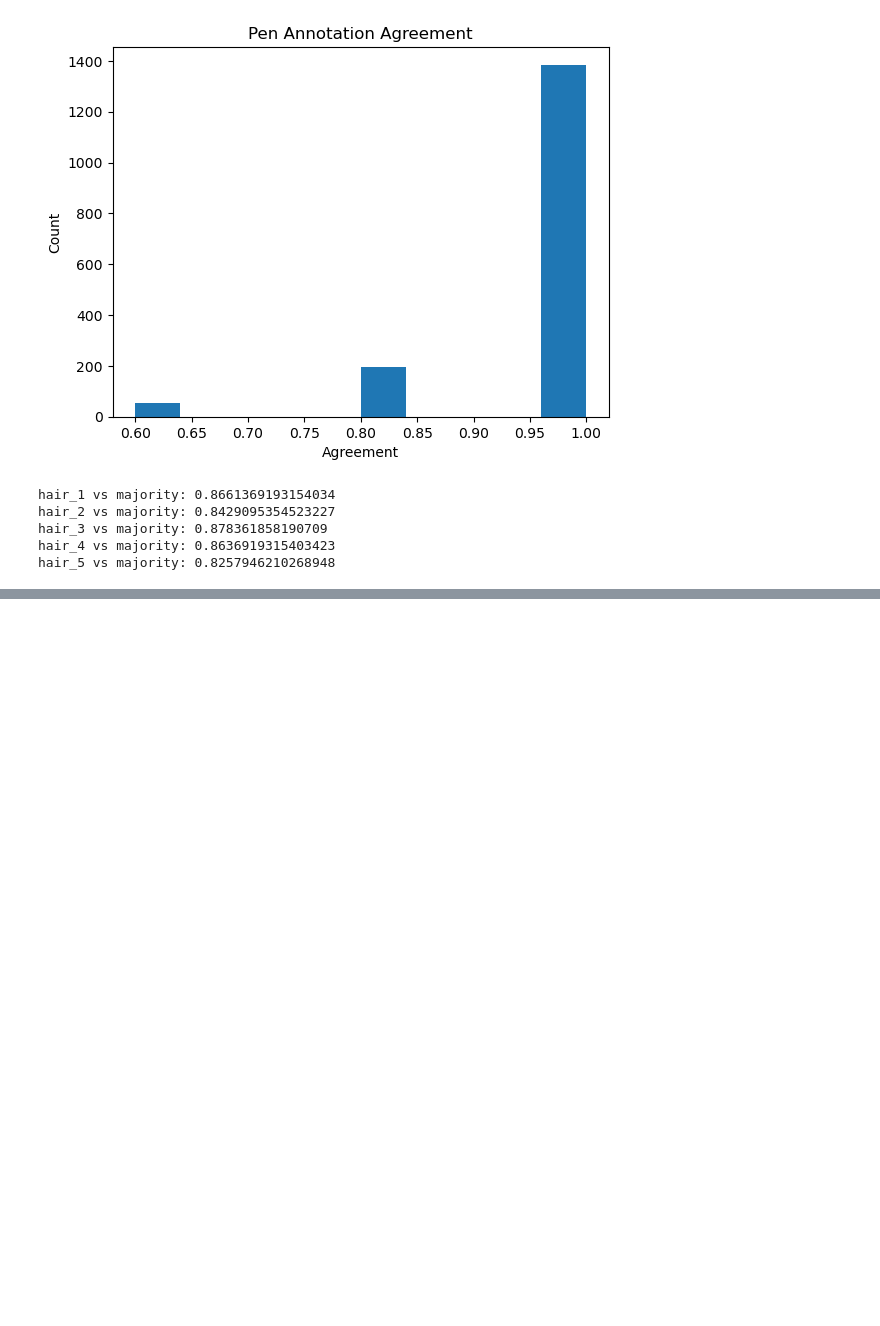
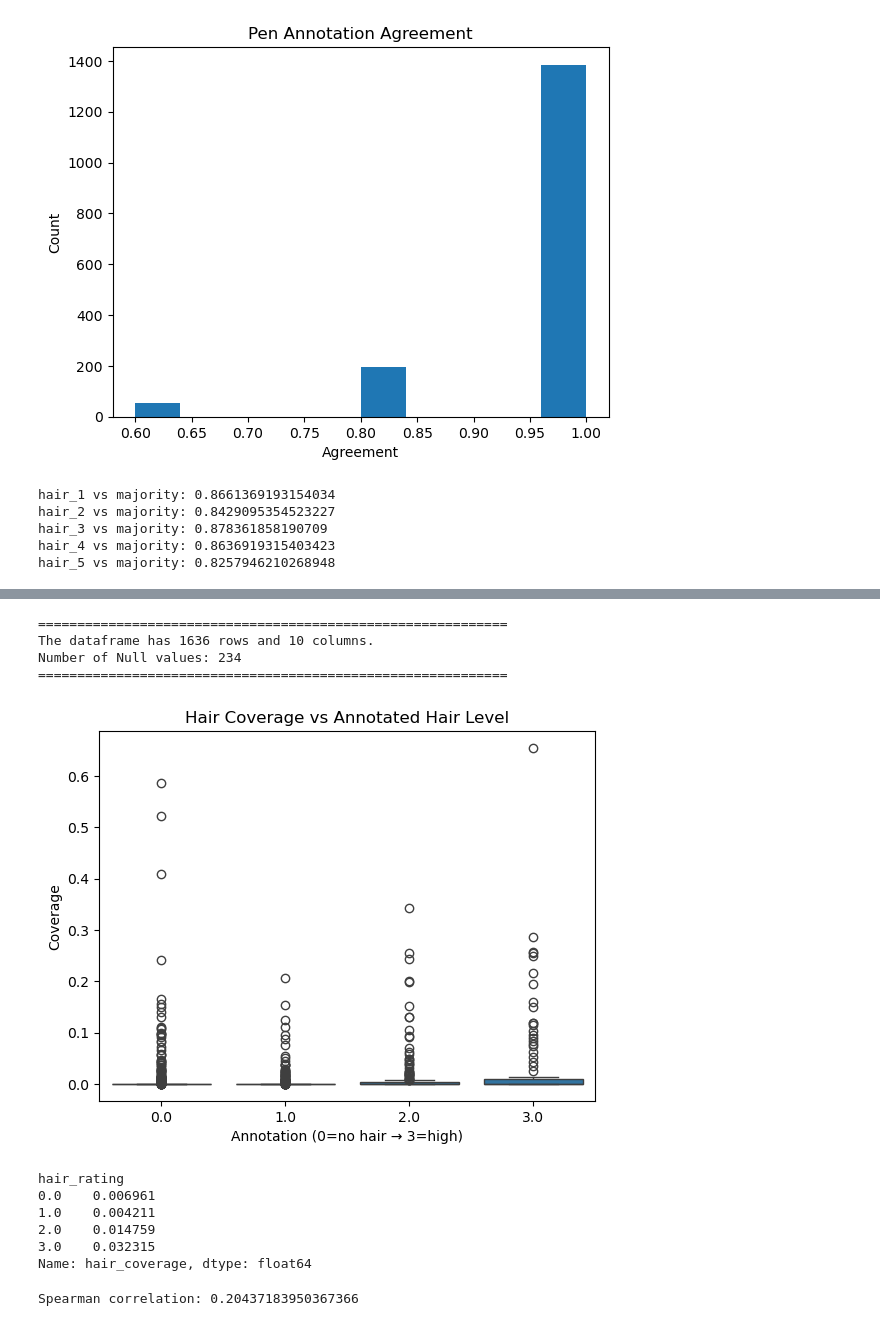
Before and after one commit to AkioAbe01/2026_PDS_Aardvark, a Jupyter notebook: hair/hair.ipynb, the cells around one changed output, grey strips where cells are left out. Drawn from its saved outputs; the diff is of its cells as text; code cells hidden in the pictures; blank space fills up the shorter version.

```diff
--- a/hair/hair.ipynb
+++ b/hair/hair.ipynb
@@ -316,0 +472,65 @@ def show_rgb_channel(img_id):
+# %%
+# Read data for hair analysis.
+df = pd.read_csv('../data/hair_cvg.csv', index_col = 0)
+r,c = df.shape
+print(60*'=')
+print(f'The dataframe has {r} rows and {c} columns.')
+
+# remove all null values
+df.dropna(inplace = True)
+print(f'Number of Null values: {r - df.shape[0]}')
+print(60*'=')
+# %% [output]
+============================================================
+The dataframe has 1636 rows and 10 columns.
+Number of Null values: 234
+============================================================
+# %%
+import seaborn as sns
+import matplotlib.pyplot as plt
+
+# Relationship: Coverage vs Annotations
+
+sns.boxplot(x=df["hair_rating"], y=df["hair_coverage"])
+plt.title("Hair Coverage vs Annotated Hair Level")
+plt.xlabel("Annotation (0=no hair → 3=high)")
+plt.ylabel("Coverage")
+plt.show()
+
+'''
+Interpretation: For all categories, there is a cluster at hair coverage = 0.
+The data is heavily skewed by zeros, and for each category we can also spot outliers.
+There is a clear mismatch between the annotation and hair coverage. For example, for
+hair annotation value 3 we expect relatively higher hair coverage values, we expect
+a cluster to be higher than other categorical values.
+
+What could be the possible reason for this plot?
+The annotations were made by humans, manually, and its annotated value is based on the
+entire image, but when we calculate the hair coverage, we are only considering hair
+inside the lesion area. In most of the cases of skin lesion images, the hair is mostly scattered
+outside of the lesion area.
+''';
+# %% [output]
+[figure, added]
+# %%
+# Mean coverage per class
+mean_cov = df.groupby("hair_rating")["hair_coverage"].mean()
+print(mean_cov)
+# %% [output]
+hair_rating
+0.0    0.006961
+1.0    0.004211
+2.0    0.014759
+3.0    0.032315
+Name: hair_coverage, dtype: float64
+# %%
+corr = df["hair_rating"].corr(df["hair_coverage"], method="spearman")
+print("Spearman correlation:", corr)
+
+'''
+This Spearman correlation between human annotation and hair coverage
+gives a lower value (approx 0.20), which means there is a very weak
+positive relationship.
+''';
+# %% [output]
+Spearman correlation: 0.20437183950367366
```
Also changed, not shown: parts of 24 cells of this notebook, 11 other files.
